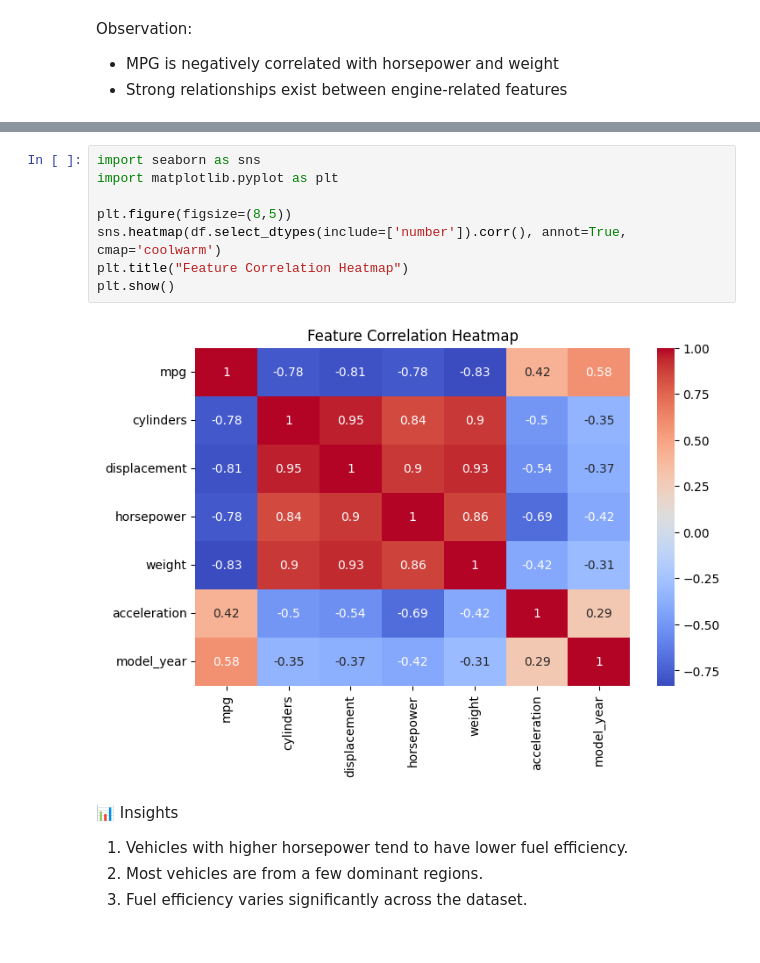
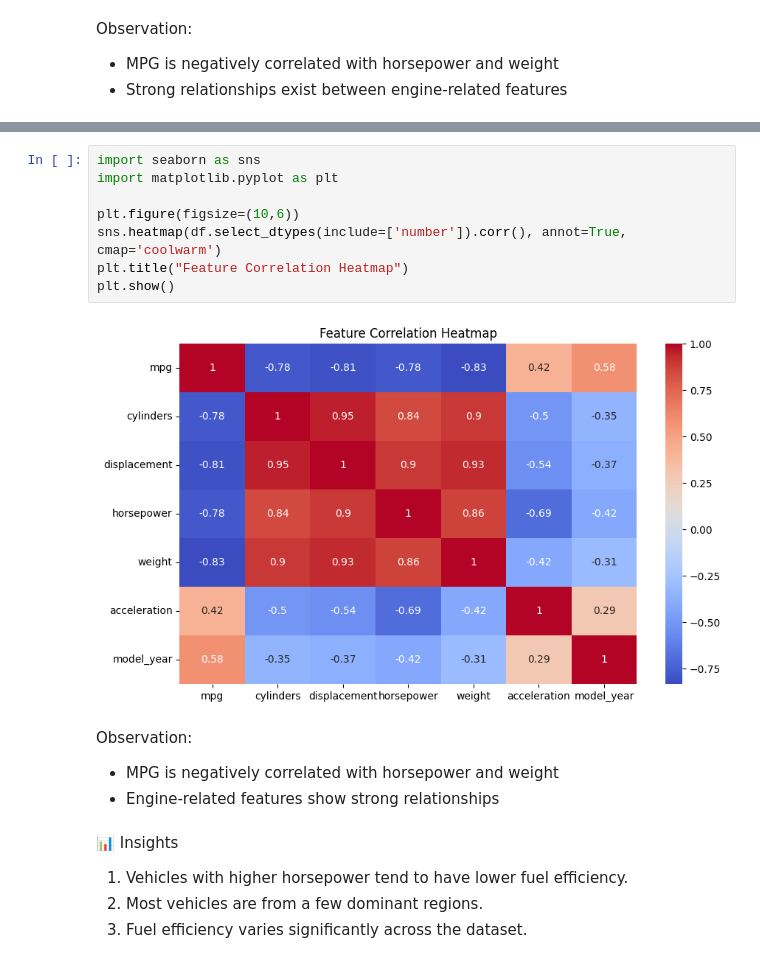
Before and after one commit to jennykumar/vehicle-data-analysis, a Jupyter notebook: vehicle_data_analysis.ipynb, the cells around one changed output, grey strips where cells are left out. Saved outputs shown, nothing was run; the diff lists cells and outputs as text.

```diff
--- a/vehicle_data_analysis.ipynb
+++ b/vehicle_data_analysis.ipynb
@@ -94,13 +110,17 @@ Observation:
 # %%
 import seaborn as sns
 import matplotlib.pyplot as plt
 
-plt.figure(figsize=(8,5))
+plt.figure(figsize=(10,6))
 sns.heatmap(df.select_dtypes(include=['number']).corr(), annot=True, cmap='coolwarm')
 plt.title("Feature Correlation Heatmap")
 plt.show()
 # %% [output]
-[figure, old version]
+[figure, new version]
+# %% [markdown]
+Observation:
+- MPG is negatively correlated with horsepower and weight
+- Engine-related features show strong relationships
 # %% [markdown]
 📊 Insights
 
```
Also changed, not shown: parts of 1 cell of this notebook.
